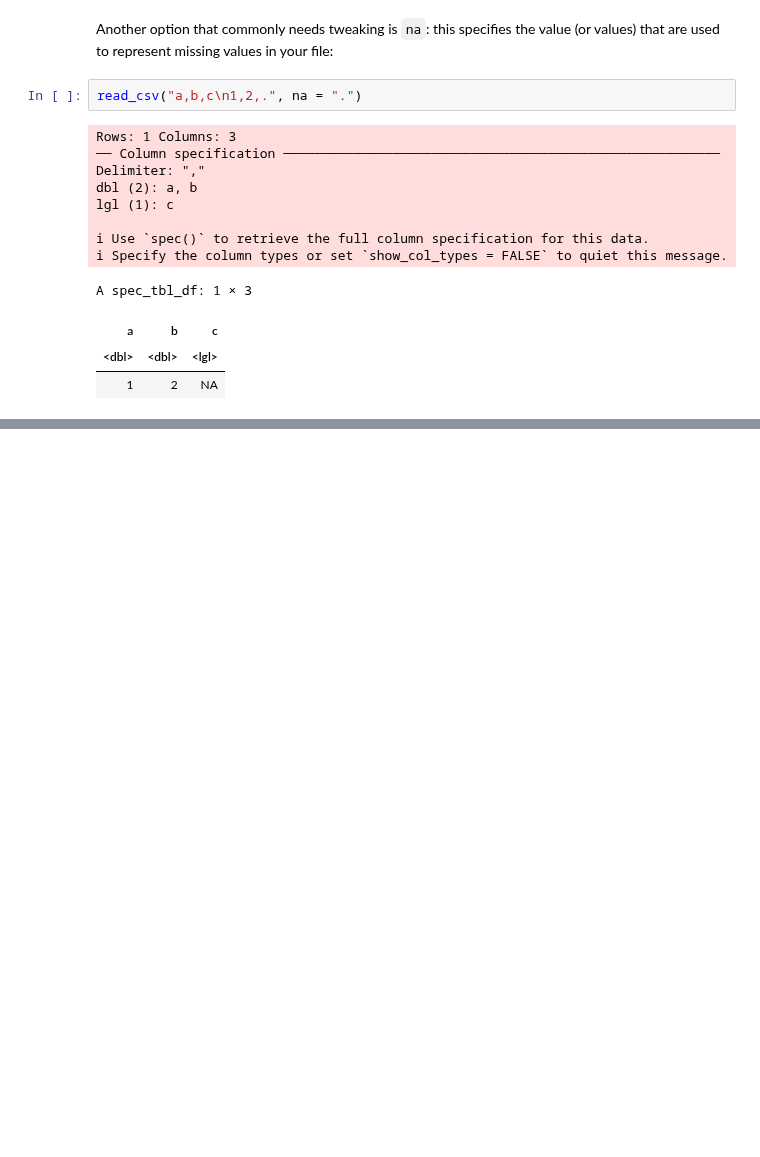
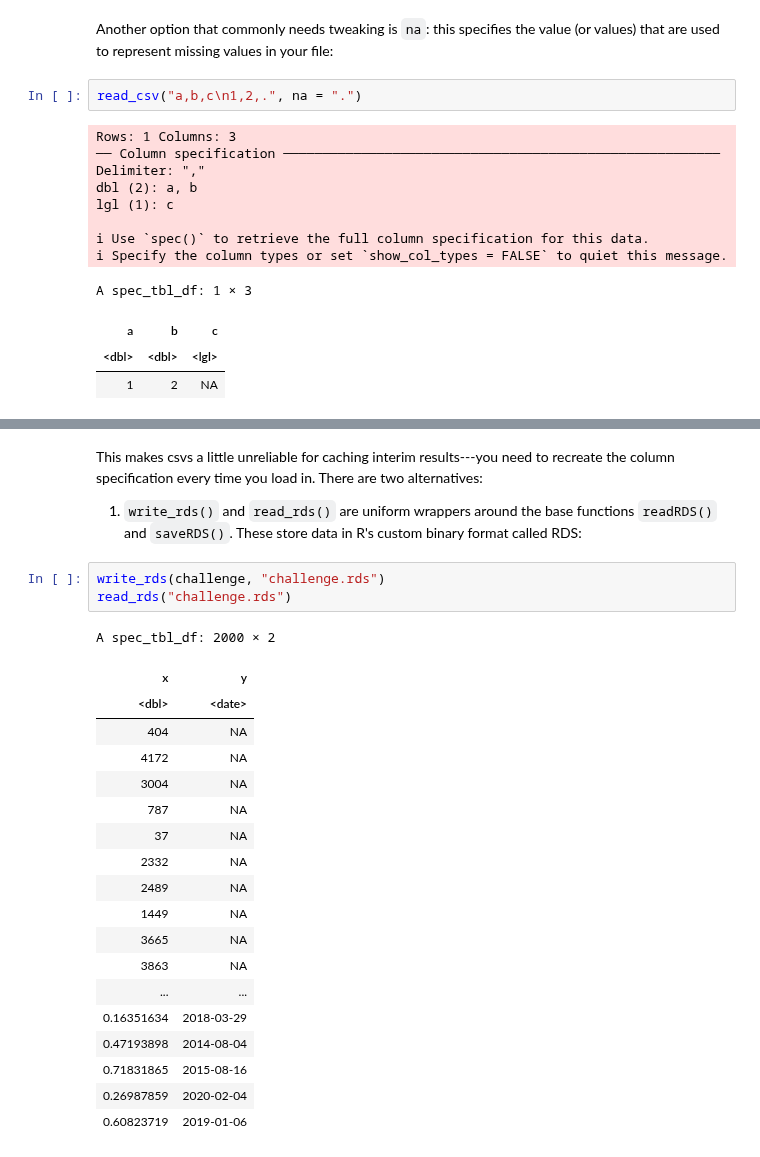
Before and after one commit to fralfaro/r4ds-book, a Jupyter notebook: docs/11_data_import.ipynb, the cells around one changed output, grey strips where cells are left out. Saved outputs shown, nothing was run; the diff lists cells and outputs as text; blank space fills up the shorter version.

```diff
--- a/docs/11_data_import.ipynb
+++ b/docs/11_data_import.ipynb
@@ -513,0 +885,31 @@ For other file types, try the R data import/export manual and the rio package.
+# %% [markdown]
+
+
+This makes csvs a little unreliable for caching interim results---you need to recreate the column specification every time you load in. There are two alternatives:
+
+1.  `write_rds()` and `read_rds()` are uniform wrappers around the base
+    functions `readRDS()` and `saveRDS()`. These store data in R's custom
+    binary format called RDS:
+# %%
+write_rds(challenge, "challenge.rds")
+read_rds("challenge.rds")
+# %% [output]
+A spec_tbl_df: 2000 × 2
+| x | y |
+| <dbl> | <date> |
+| 404 | NA |
+| 4172 | NA |
+| 3004 | NA |
+| 787 | NA |
+| 37 | NA |
+| 2332 | NA |
+| 2489 | NA |
+| 1449 | NA |
+| 3665 | NA |
+| 3863 | NA |
+| ... | ... |
+| 0.16351634 | 2018-03-29 |
+| 0.47193898 | 2014-08-04 |
+| 0.71831865 | 2015-08-16 |
+| 0.26987859 | 2020-02-04 |
+| 0.60823719 | 2019-01-06 |
```
Also changed, not shown: parts of 117 cells of this notebook.
